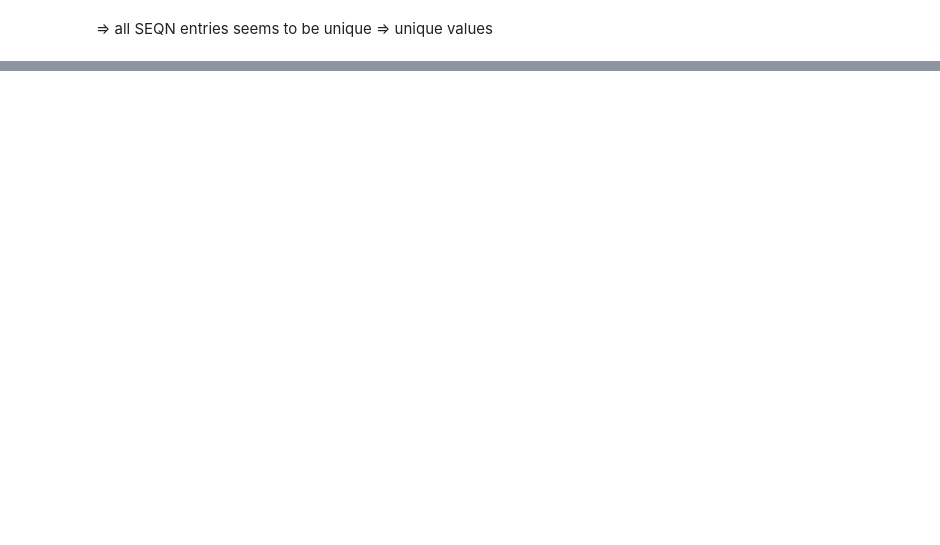
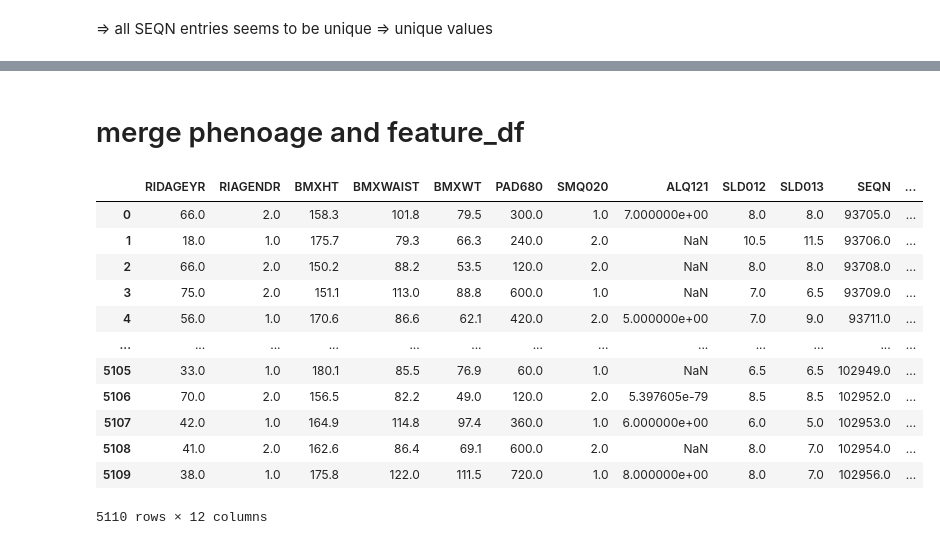
Before and after one commit to conradorg/biological-age-regression, a Jupyter notebook: data-exploration/nhanes.ipynb, the cells around one changed output, grey strips where cells are left out. Cells and saved outputs as stored; diff of their text form; code cells hidden in the pictures; blank space fills up the shorter version.

Commit message:
update notebook: data exploration, feature selection

```diff
--- a/data-exploration/nhanes.ipynb
+++ b/data-exploration/nhanes.ipynb
@@ -145,0 +386,29 @@ result_df
+# %%
+feature2description = {
+    "RIDAGEYR": "Age in years of the participant at the time of screening. Individuals 80 and over are topcoded at 80 years of age.",
+    "RIAGENDR": "Gender of the participant.",
+    "BMXHT": "Standing Height (cm)",
+    "BMXWAIST": "Waist Circumference (cm)",
+    "BMXWT": "Weight (kg)",
+    "PAD680": "(Minutes) The following question is about sitting at school, at home, getting to and from places, or with friends including time spent sitting at a desk, traveling in a car or bus, reading, playing cards, watching television, or using a computer. Do not include time spent sleeping. How much time {do you/does SP} usually spend sitting on a typical day?",
+    "SMQ020": "These next questions are about cigarette smoking and other tobacco use. {Have you/Has SP} smoked at least 100 cigarettes in {your/his/her} entire life?",
+    "ALQ121": "ALQ121 - Past 12 mo how often have alcohol drink",
+    "SLD012": "Number of hours usually sleep on weekdays or workdays.",
+    "SLD013": "Number of hours usually sleep on weekends or non-workdays.",
+}
+feature2file = {
+    "RIDAGEYR": "DEMO_J.xpt",
+    "RIAGENDR": "DEMO_J.xpt",
+    "BMXHT": "BMX_J.xpt",
+    "BMXWAIST": "BMX_J.xpt",
+    "BMXWT": "BMX_J.xpt",
+    "PAD680": "PAQ_J.xpt",
+    "SMQ020": "SMQ_J.xpt",
+    "ALQ121": "ALQ_J.xpt",
+    "SLD012": "SLQ_J.xpt",
+    "SLD013": "SLQ_J.xpt",
+}
+# %%
+# get all file names
+unique_files_features = np.unique(list(feature2file.values()))
+unique_files_features
@@ -145,0 +418,12 @@ result_df
+# %%
+data_path = os.path.join("..", "data")
+for file in unique_files_features:
+    os.makedirs(data_path, exist_ok=True)
+    download_file(base_url+file, os.path.join(data_path, file))
+# %%
+# try to merge based on SEQN/patient
+raw_dfs = [ pd.read_sas(os.path.join(data_path, file)) for file in unique_files_features ]
+feature_df = raw_dfs[0]
+for raw_df in raw_dfs[1:]:
+    feature_df = feature_df.merge(raw_df, on="SEQN")
+feature_df = feature_df.filter(items=list(feature2file.keys())+["SEQN"])
@@ -145,0 +442,19 @@ result_df
+# %% [markdown]
+# merge phenoage and feature_df
+# %%
+data_df = feature_df.merge(result_df[["SEQN", "phenoage"]], on="SEQN")
+data_df
+# %% [output]
+|  | RIDAGEYR | RIAGENDR | BMXHT | BMXWAIST | BMXWT | PAD680 | SMQ020 | ALQ121 | SLD012 | SLD013 | SEQN | ... |
+| 0 | 66.0 | 2.0 | 158.3 | 101.8 | 79.5 | 300.0 | 1.0 | 7.000000e+00 | 8.0 | 8.0 | 93705.0 | ... |
+| 1 | 18.0 | 1.0 | 175.7 | 79.3 | 66.3 | 240.0 | 2.0 | NaN | 10.5 | 11.5 | 93706.0 | ... |
+| 2 | 66.0 | 2.0 | 150.2 | 88.2 | 53.5 | 120.0 | 2.0 | NaN | 8.0 | 8.0 | 93708.0 | ... |
+| 3 | 75.0 | 2.0 | 151.1 | 113.0 | 88.8 | 600.0 | 1.0 | NaN | 7.0 | 6.5 | 93709.0 | ... |
+| 4 | 56.0 | 1.0 | 170.6 | 86.6 | 62.1 | 420.0 | 2.0 | 5.000000e+00 | 7.0 | 9.0 | 93711.0 | ... |
+| ... | ... | ... | ... | ... | ... | ... | ... | ... | ... | ... | ... | ... |
+| 5105 | 33.0 | 1.0 | 180.1 | 85.5 | 76.9 | 60.0 | 1.0 | NaN | 6.5 | 6.5 | 102949.0 | ... |
+| 5106 | 70.0 | 2.0 | 156.5 | 82.2 | 49.0 | 120.0 | 2.0 | 5.397605e-79 | 8.5 | 8.5 | 102952.0 | ... |
+| 5107 | 42.0 | 1.0 | 164.9 | 114.8 | 97.4 | 360.0 | 1.0 | 6.000000e+00 | 6.0 | 5.0 | 102953.0 | ... |
+| 5108 | 41.0 | 2.0 | 162.6 | 86.4 | 69.1 | 600.0 | 2.0 | NaN | 8.0 | 7.0 | 102954.0 | ... |
+| 5109 | 38.0 | 1.0 | 175.8 | 122.0 | 111.5 | 720.0 | 1.0 | 8.000000e+00 | 8.0 | 7.0 | 102956.0 | ... |
+5110 rows × 12 columns
```
Also changed, not shown: parts of 30 cells of this notebook, 1 other file.
